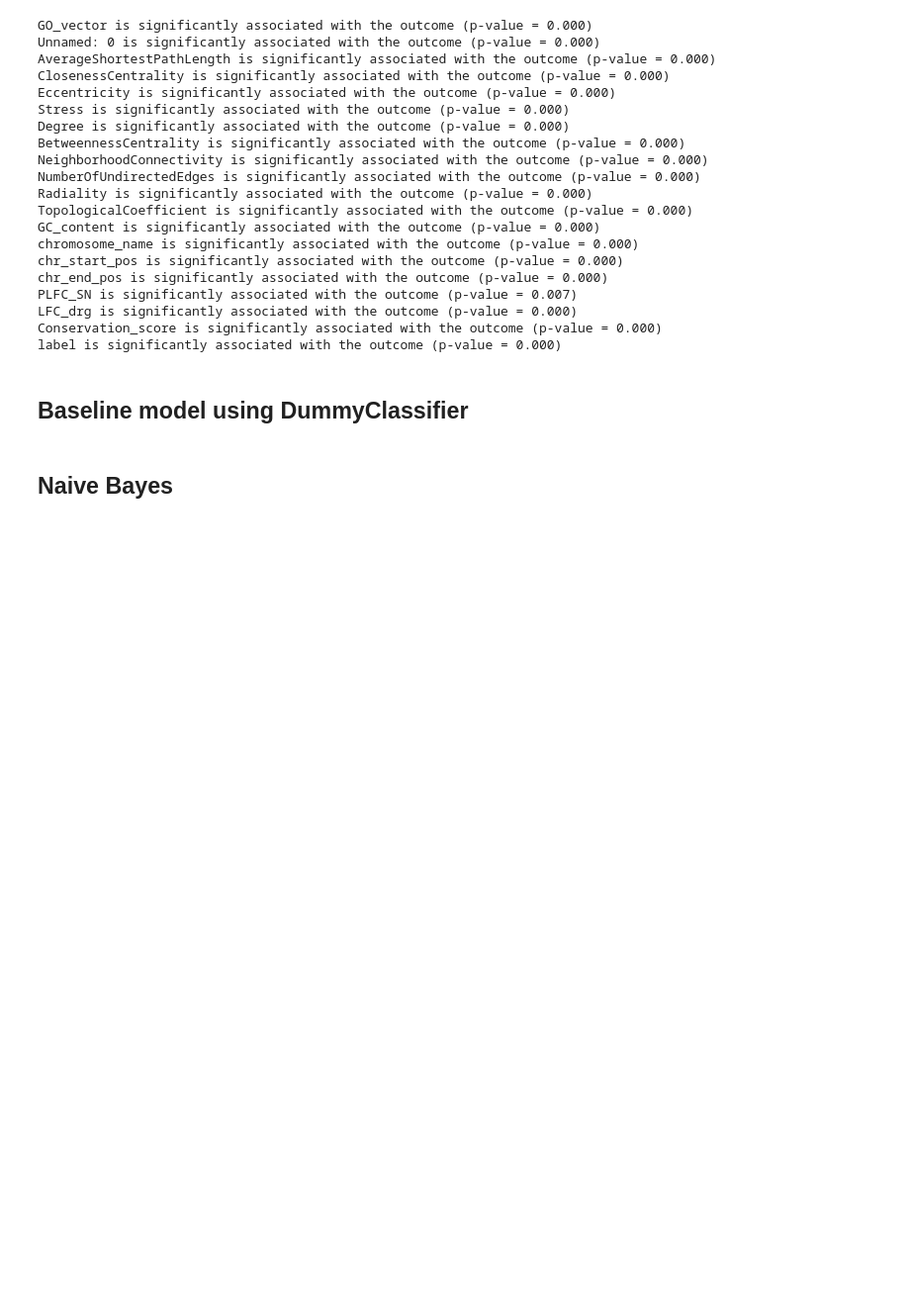
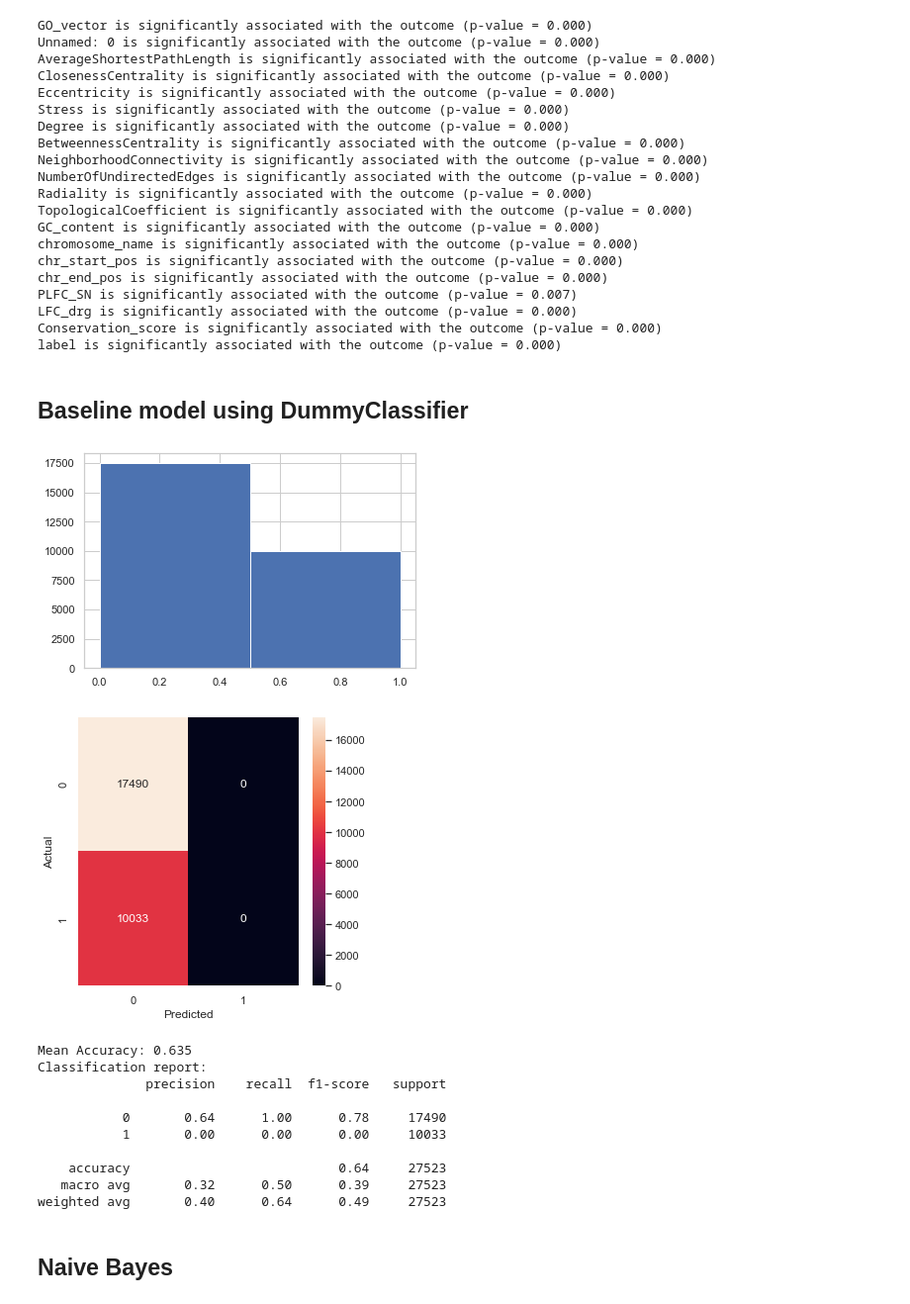
Before and after one commit to lynne104/csporjects, a Jupyter notebook: ML_project.ipynb, the cells around one changed output. Shown: that part at 99% size. Saved outputs shown, nothing was run; the diff lists cells and outputs as text; code cells hidden in the pictures; blank space fills up the shorter version.

```diff
--- a/ML_project.ipynb
+++ b/ML_project.ipynb
@@ -222,30 +228,46 @@ df.replace([np.inf, -np.inf], 0, inplace=True)
 # %%
 x = df.values[:,:-1]
 y = df.values[:,-1]
 y = y.astype('int')
 
 # Apply SMOTE oversampling to balance the classes
 oversample = SVMSMOTE()
 X, y = oversample.fit_resample(x, y)
+
+plt.hist(y, bins=[0,0.5,1])
+plt.show()
 
 # Create a Naive Bayes classifier
 model = DummyClassifier(strategy='most_frequent')
 # Train the classifier on the training data
 model.fit(X,y)
 
 y_pred = cross_val_predict(model, X, y, cv=10)
 conf_mat = confusion_matrix(y, y_pred)
 fig, ax = plt.subplots(figsize=(5,5))
 sns.heatmap(conf_mat, annot=True, fmt='d')
 
 plt.ylabel('Actual')
 plt.xlabel('Predicted')
 plt.show()
 accuracy = accuracy_score(y, y_pred)
 
 report = classification_report(y, y_pred)
 print('Mean Accuracy: %.3f' % (accuracy))
 print(f"Classification report:\n{report}")
+# %% [output]
+[figure, added]
+[figure, added]
+Mean Accuracy: 0.635
+Classification report:
+              precision    recall  f1-score   support
+
+           0       0.64      1.00      0.78     17490
+           1       0.00      0.00      0.00     10033
+
+    accuracy                           0.64     27523
+   macro avg       0.32      0.50      0.39     27523
+weighted avg       0.40      0.64      0.49     27523
 # %% [markdown]
 ## Naive Bayes
 # %%
```
Also changed, not shown: parts of 9 cells of this notebook.
